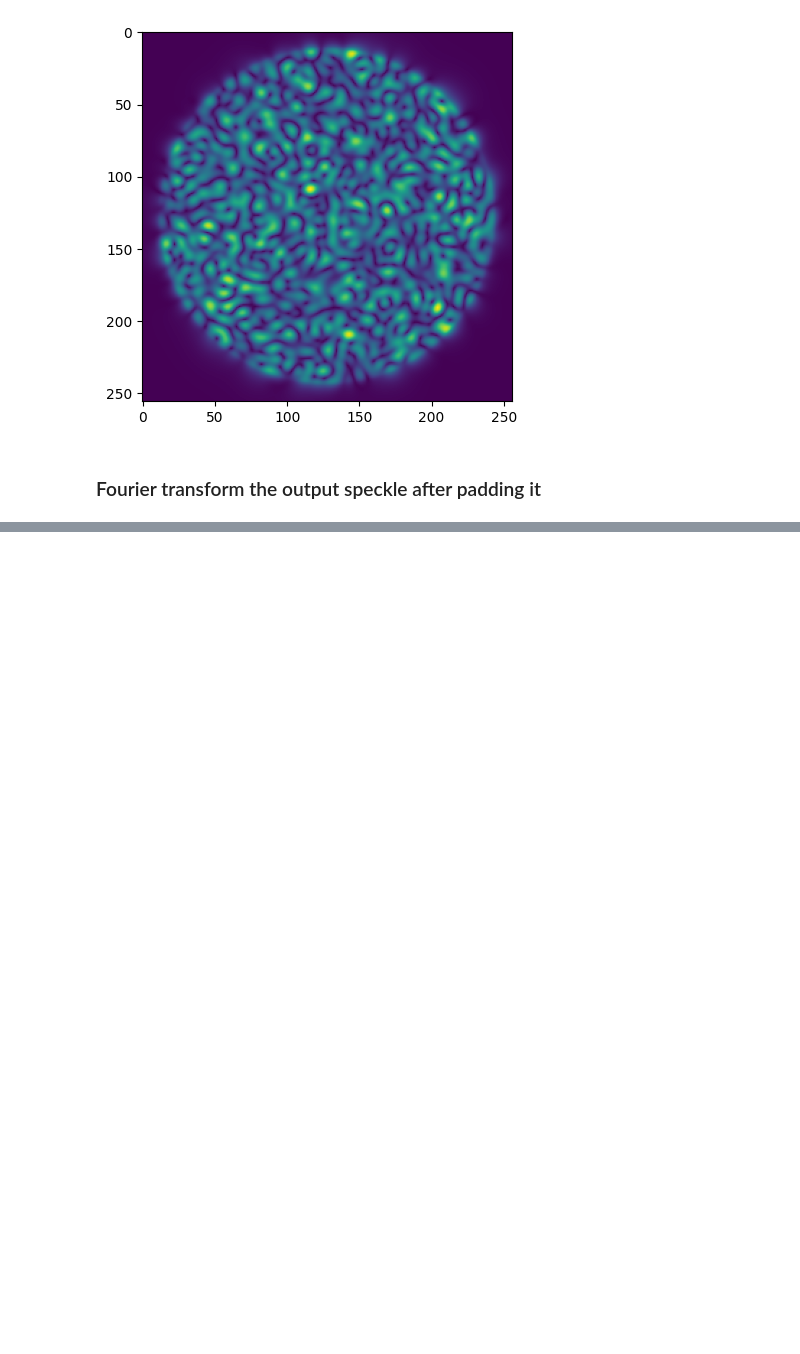
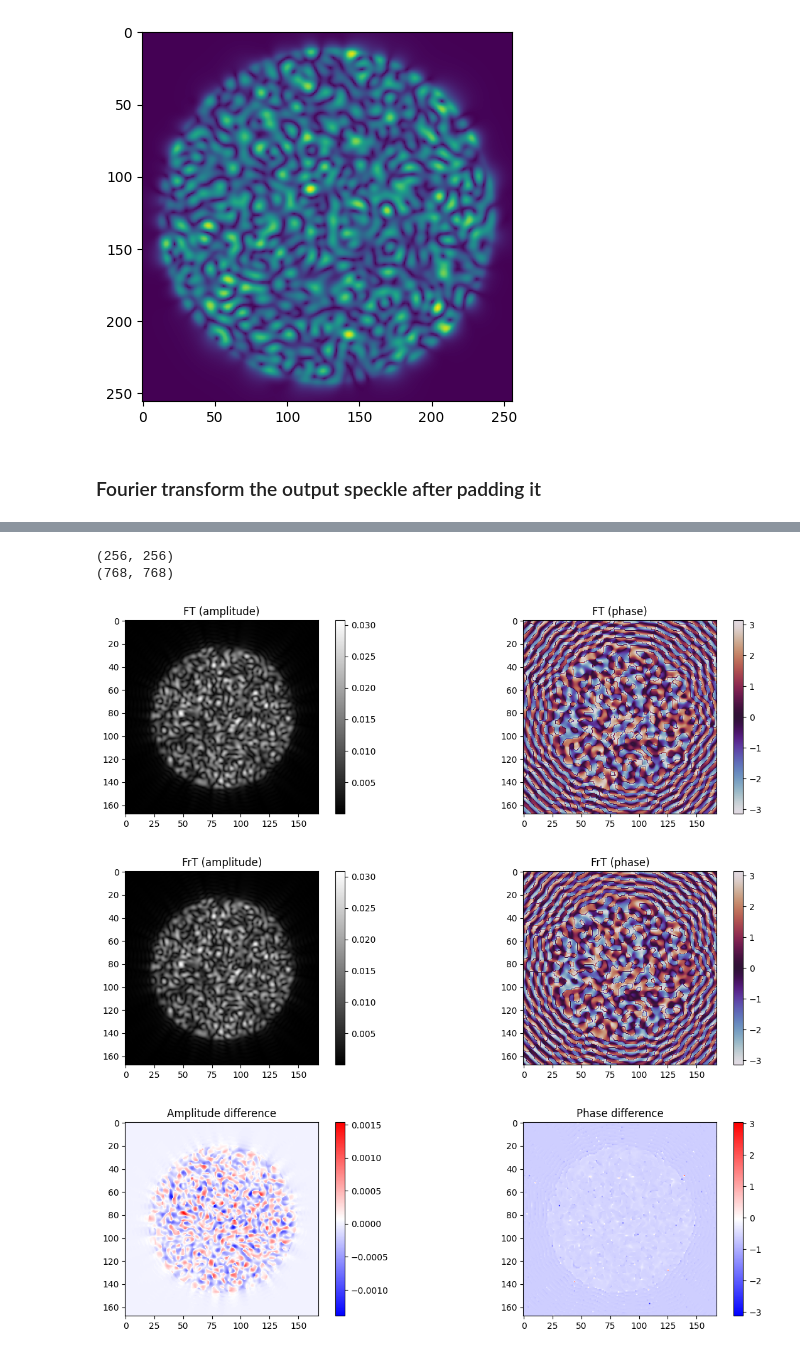
Before and after one commit to jysru/MMF_LP_modes, a Jupyter notebook: notebooks/mmf_propagation_simulation.ipynb, the cells around one changed output, grey strips where cells are left out. Cells and saved outputs as stored; diff of their text form; code cells hidden in the pictures; blank space fills up the shorter version.

Commit message:
Refined comparison plots

```diff
--- a/notebooks/mmf_propagation_simulation.ipynb
+++ b/notebooks/mmf_propagation_simulation.ipynb
@@ -262,0 +155,25 @@ _ = plot_field(speckle_fresnel3 - speckle_fresnel2, name=r"Diff +10%", intensity
+# %%
+speckle = propagated_field.copy()
+print(speckle.shape)
+speckle = np.pad(speckle, pad_width=[256, 256])
+print(speckle.shape)
+
+wl = 1064e-9
+f = 5e-3
+px_size = wl * f / (speckle.shape[0] * grid.pixel_size)
+
+speckle_fourier = fourier_transform(speckle)
+speckle_fresnel = frt(speckle_fourier, delta_z=f/10, px_size=px_size, wavelength=1064e-9)
+
+idx_min = 300
+idx_max = -300
+
+_ = plot_field(speckle_fourier[idx_min:idx_max, idx_min:idx_max], intensity=False, name='FT')
+_ = plot_field(speckle_fresnel[idx_min:idx_max, idx_min:idx_max], intensity=False, name='FrT')
+_ = plot_difference(speckle_fourier[idx_min:idx_max, idx_min:idx_max], speckle_fresnel[idx_min:idx_max, idx_min:idx_max])
+# %% [output]
+(256, 256)
+(768, 768)
+[figure, added]
+[figure, added]
+[figure, added]
```
Also changed, not shown: parts of 6 cells of this notebook.
